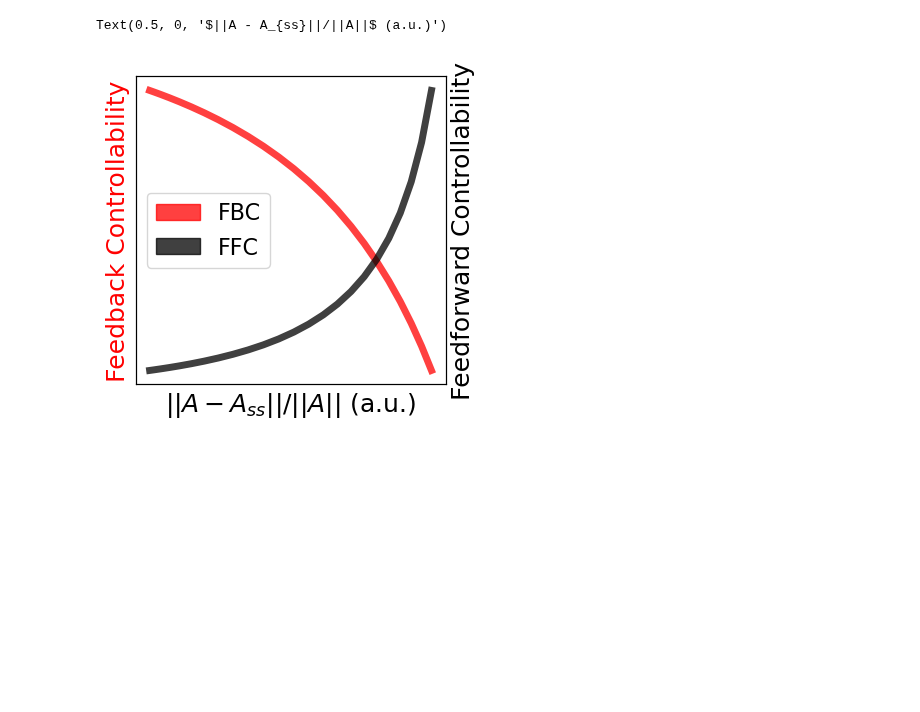
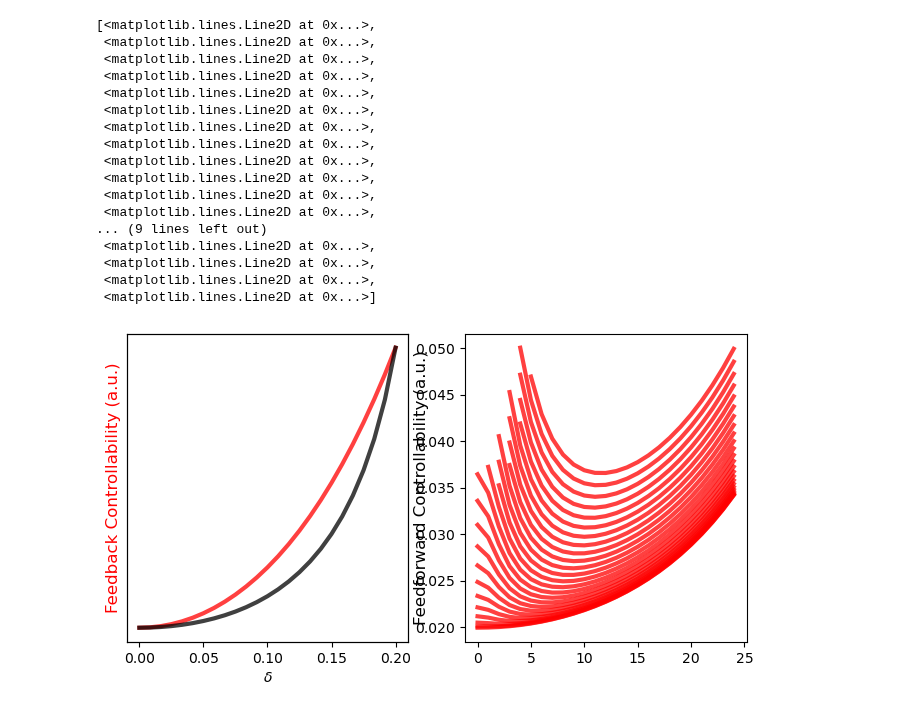
Before and after one commit to BouchardLab/FCCA_analysis, a Jupyter notebook: notebooks/theory/2Dnotebook.ipynb, the cells around one changed output. Saved outputs shown, nothing was run; the diff lists cells and outputs as text; code cells hidden in the pictures; blank space fills up the shorter version.

```diff
--- a/notebooks/theory/2Dnotebook.ipynb
+++ b/notebooks/theory/2Dnotebook.ipynb
@@ -19,5 +19,3 @@ def genA(theta, epsilon, delta):
     Ac = -1*(np.eye(2) - A) @ np.linalg.inv(np.eye(2) + A)
 
     return A, Ac
-# %%
-A, Ac = genA(np.pi/4, 0.1, 0.3)
@@ -33,7 +69,15 @@ array([-0.09355812+0.37506687j, -0.09355812-0.37506687j])
 def LQG_score(A):
     P = scipy.linalg.solve_continuous_are(A, np.eye(A.shape[0]), np.eye(A.shape[0]), np.eye(A.shape[0]))
     Q = scipy.linalg.solve_continuous_are(A.T, np.eye(A.shape[0]), np.eye(A.shape[0]), np.eye(A.shape[0]))
+    return np.trace(P @ Q)
 
+def FCCA_score(A):
+    # Normalize by variance
+    Pi = scipy.linalg.solve_continuous_lyapunov(A, -np.eye(A.shape[0]))
+
+    # Calculate the ground truth LQG score
+    Q = scipy.linalg.solve_continuous_are(A.T, np.eye(A.shape[0]), np.eye(A.shape[0]), np.eye(A.shape[0]))
+    P = scipy.linalg.solve_continuous_are(A, Pi, np.linalg.matrix_power(Pi, -2), np.eye(A.shape[0]))
     return np.trace(P @ Q)
 # %%
 # Plot the spectrum of Ac as theta varies for a few value sof delta
@@ -65,19 +169,38 @@ import matplotlib.patches as mpatches
 # %%
-fig, ax = plt.subplots(1, 1, figsize=(4, 4))
-ax2 = ax.twinx()
+fig, ax = plt.subplots(1, 2, figsize=(8, 4))
+ax2 = ax[0].twinx()
 
-ax.plot(ssnorm[5, :], lqgscore[5, 0] - lqgscore[5, :], color='r', linewidth=5, alpha=0.75)
-ax2.plot(ssnorm[5, :], pcascore[5, :] - pcascore[5, 0], color='k', linewidth=5, alpha=0.75)
-red_patch = mpatches.Patch(color='red', label='FBC', alpha=0.75)
-black_patch = mpatches.Patch(color='black', label='FFC', alpha=0.75)
-ax.legend(handles = [red_patch, black_patch], loc = 'center left', fontsize=16)
-ax.set_xticks([])
-ax.set_ylabel('Feedback Controllability', color='red', fontsize=18)
-ax2.set_ylabel('Feedforward Controllability', fontsize=18)
-ax.set_yticks([])
+ax[0].plot(delta, fccascore[5, :], color='r', linewidth=3, alpha=0.75)
+ax2.plot(delta, pcascore[5, :], color='k', linewidth=3, alpha=0.75)
+
+#red_patch = mpatches.Patch(color='red', label='FBC', alpha=0.75)
+#black_patch = mpatches.Patch(color='black', label='FFC', alpha=0.75)
+#ax.legend(handles = [red_patch, black_patch], loc = 'center left', fontsize=16)
+ax[0].set_xlabel(r'$\delta$')
+ax[0].set_ylabel('Feedback Controllability (a.u.)', color='red', fontsize=12)
+ax2.set_ylabel('Feedforward Controllability (a.u.)', fontsize=12)
+ax[0].set_yticks([])
 ax2.set_yticks([])
-ax.set_xlabel(r'$||A - A_{ss}||/||A||$' + ' (a.u.)', fontsize=18)
-fig.savefig('rotational_dependence.pdf', bbox_inches='tight', pad_inches=0)
+#ax.set_xlabel(r'$||A - A_{ss}||/||A||$' + ' (a.u.)', fontsize=18)
+#fig.savefig('rotational_dependence.pdf', bbox_inches='tight', pad_inches=0)
+
+ax[1].plot(fccascore[:, ], color='r', linewidth=3, alpha=0.75)
 # %% [output]
-Text(0.5, 0, '$||A - A_{ss}||/||A||$ (a.u.)')
+[<matplotlib.lines.Line2D at 0x...>,
+ <matplotlib.lines.Line2D at 0x...>,
+ <matplotlib.lines.Line2D at 0x...>,
+ <matplotlib.lines.Line2D at 0x...>,
+ <matplotlib.lines.Line2D at 0x...>,
+ <matplotlib.lines.Line2D at 0x...>,
+ <matplotlib.lines.Line2D at 0x...>,
+ <matplotlib.lines.Line2D at 0x...>,
+ <matplotlib.lines.Line2D at 0x...>,
+ <matplotlib.lines.Line2D at 0x...>,
+ <matplotlib.lines.Line2D at 0x...>,
+ <matplotlib.lines.Line2D at 0x...>,
+... (9 lines left out)
+ <matplotlib.lines.Line2D at 0x...>,
+ <matplotlib.lines.Line2D at 0x...>,
+ <matplotlib.lines.Line2D at 0x...>,
+ <matplotlib.lines.Line2D at 0x...>]
-[figure, old version]
+[figure, new version]
```
Also changed, not shown: parts of 10 cells of this notebook, 30 other files.
